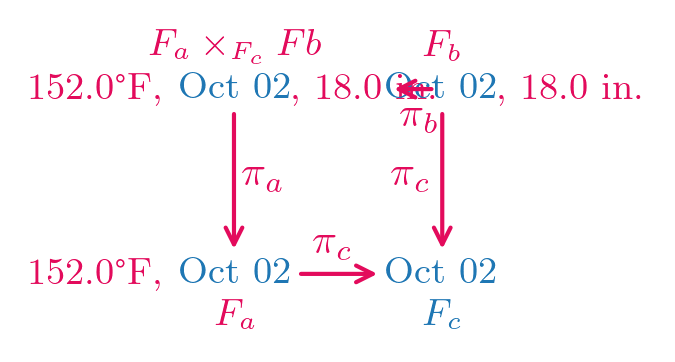
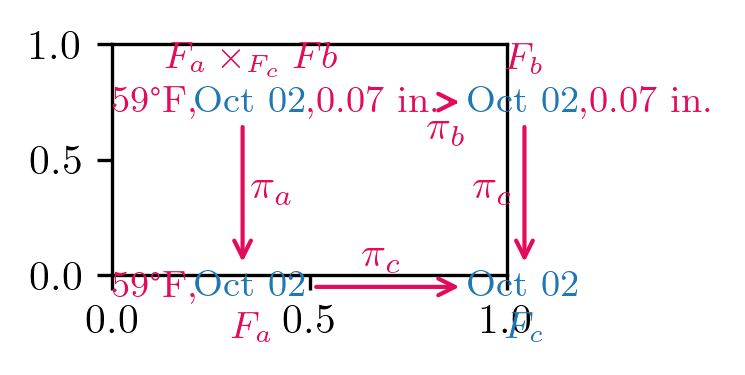
The change to this notebook cell's code, shown as a diff; its figure went from the first image to the second:
--- before
+++ after
@@ -1,4 +1,5 @@
 fig, ax = plt.subplots(figsize=(1.7, 1))
 plot_fiber(ax)
+ax.axis('on')
 fig.savefig(paper_path/'f_product.pdf', bbox_inches='tight', backend='pgf')
 fig.savefig(paper_path/'f_product.png', bbox_inches='tight')

Commit: topoinviz submission